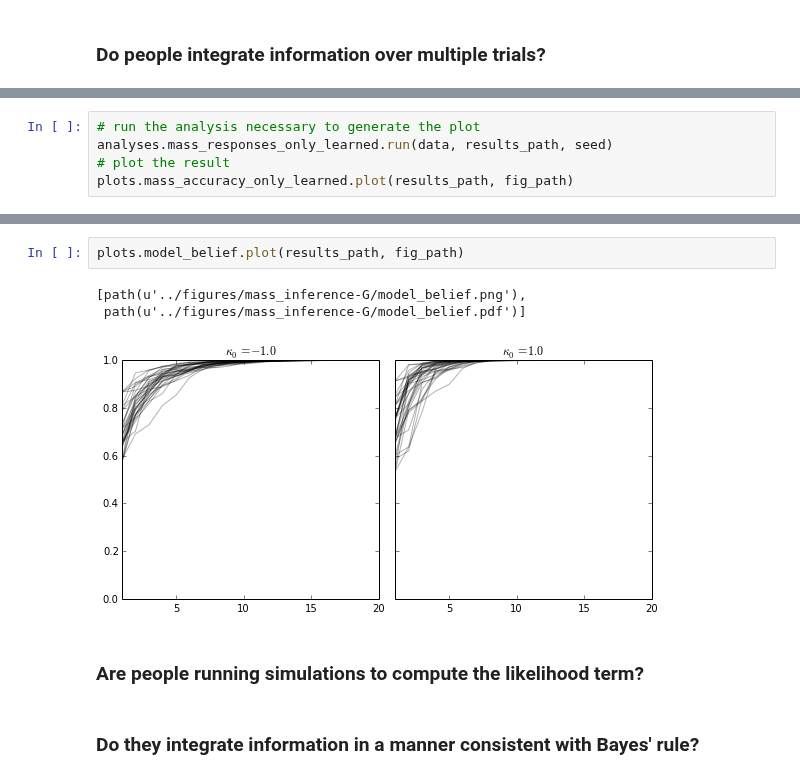
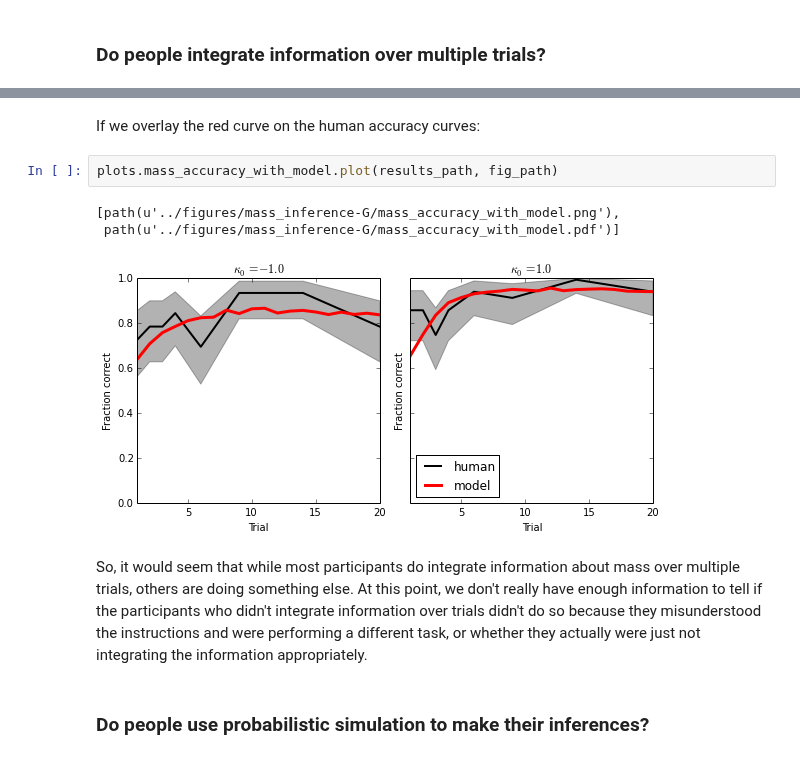
Before and after one commit to berkeley-cocosci/mass-inference, a Jupyter notebook: analysis/mass-inference.ipynb, the cells around one changed output, grey strips where cells are left out. Drawn from its saved outputs; the diff is of its cells as text.

Commit message:
Misc updates to analyses

```diff
--- a/analysis/mass-inference.ipynb
+++ b/analysis/mass-inference.ipynb
@@ -177,5 +174,0 @@ If we only include participants who eventually determined which color was heavie
-# %%
-# run the analysis necessary to generate the plot
-analyses.mass_responses_only_learned.run(data, results_path, seed)
-# plot the result
-plots.mass_accuracy_only_learned.plot(results_path, fig_path)
@@ -186,10 +212,12 @@ plots.mass_accuracy_only_learned.plot(results_path, fig_path)
+# %% [markdown]
+If we overlay the red curve on the human accuracy curves:
 # %%
-plots.model_belief.plot(results_path, fig_path)
+plots.mass_accuracy_with_model.plot(results_path, fig_path)
 # %% [output]
-[path(u'../figures/mass_inference-G/model_belief.png'),
- path(u'../figures/mass_inference-G/model_belief.pdf')]
+[path(u'../figures/mass_inference-G/mass_accuracy_with_model.png'),
+ path(u'../figures/mass_inference-G/mass_accuracy_with_model.pdf')]
-[figure, old version]
+[figure, new version]
-# %% [markdown]
-### Are people running simulations to compute the likelihood term?
-# %% [markdown]
-### Do they integrate information in a manner consistent with Bayes' rule?
+# %% [markdown]
+So, it would seem that while most participants do integrate information about mass over multiple trials, others are doing something else. At this point, we don't really have enough information to tell if the participants who didn't integrate information over trials didn't do so because they misunderstood the instructions and were performing a different task, or whether they actually were just not integrating the information appropriately.
+# %% [markdown]
+### Do people use probabilistic simulation to make their inferences?
```
Also changed, not shown: parts of 15 cells of this notebook, 5 other files.
